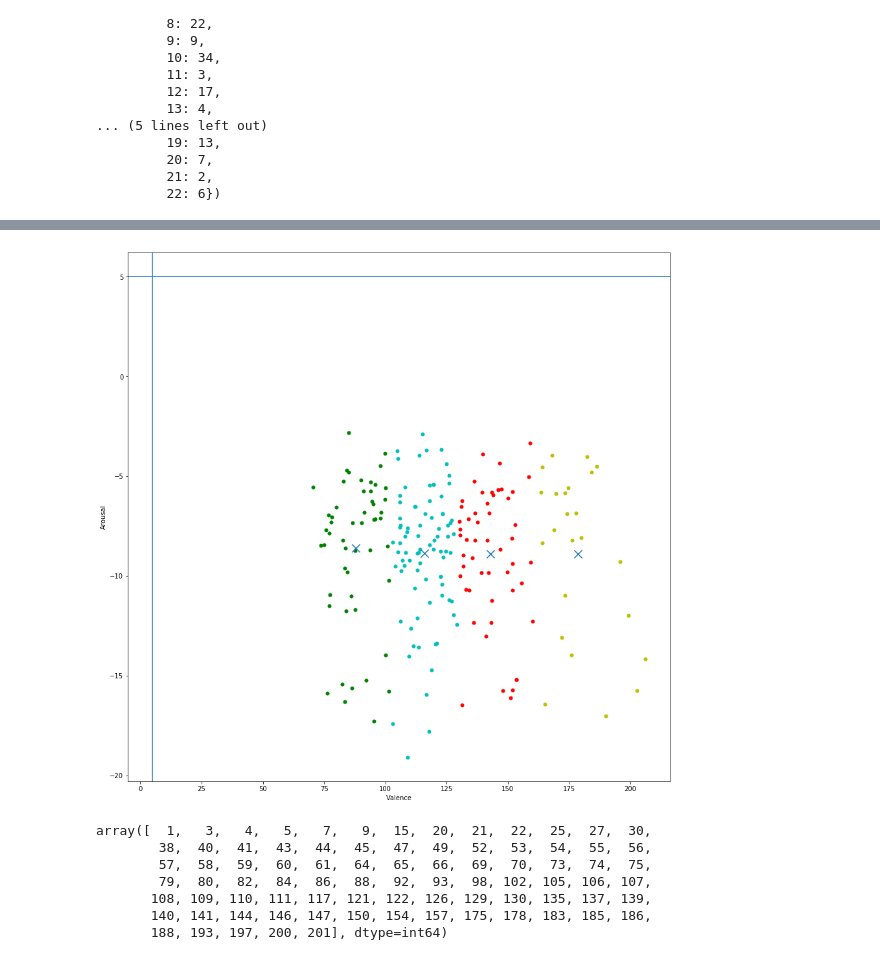
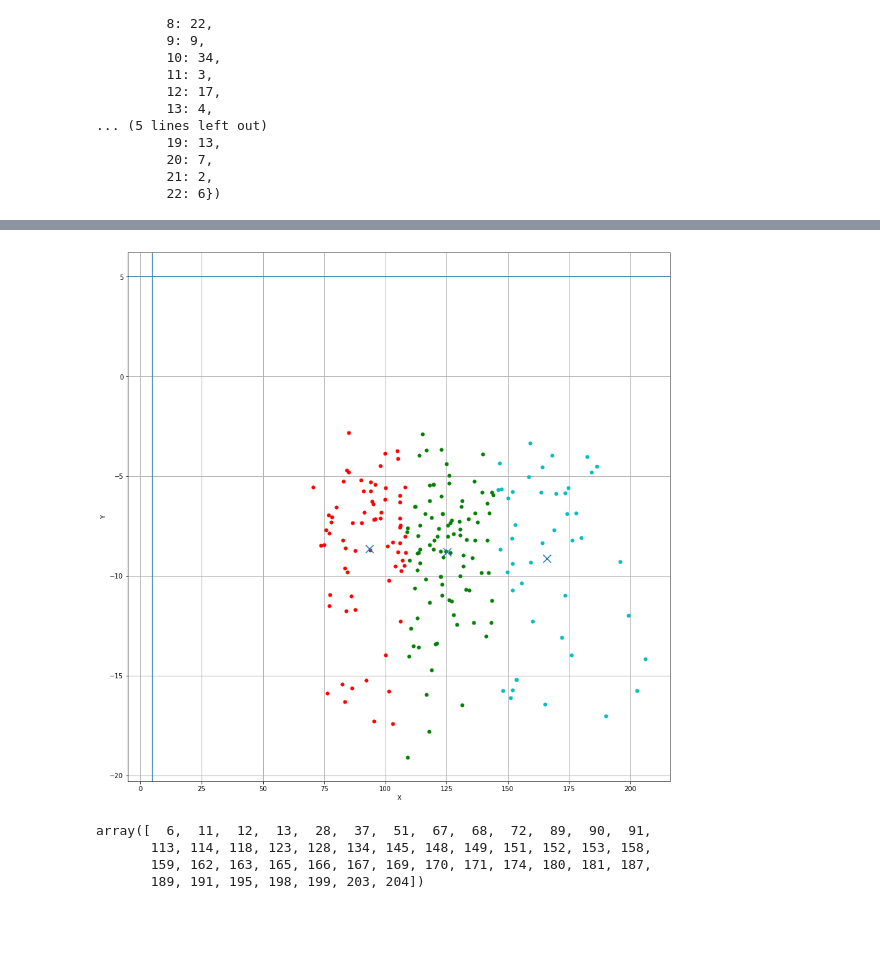
Before and after one commit to Sedce/Thesis, a Jupyter notebook: Python/Getting_SongParts.ipynb, the cells around one changed output, grey strips where cells are left out. Drawn from its saved outputs; the diff is of its cells as text; code cells hidden in the pictures; blank space fills up the shorter version.

Commit message:
Added simple K-means clustering of the greatest emotions

```diff
--- a/Python/Getting_SongParts.ipynb
+++ b/Python/Getting_SongParts.ipynb
@@ -204,41 +460,32 @@ X_lyrics = lyrics[['Tempo','Loudness','Energy','Genre', 'sadness_verse','joy_ver
 # %%
 from sklearn.datasets import make_blobs
 from sklearn.cluster import KMeans
+import matplotlib.pyplot as plt1
 
-def ClusterIndicesNumpy(clustNum, labels_array): #numpy
-    return np.where(labels_array == clustNum)[0]
+kmeans = KMeans(n_clusters=3, n_init = 15, algorithm="full")
+kmeans.fit(Y_lyrics)
+centroids = kmeans.cluster_centers_
+labels1 = kmeans.labels_
+colors = ["g.","r.","c.","y."]
+plt1.figure(figsize=(15,15))
+plt1.axvline(x=5)
+plt1.axhline(y=5)
+for i in range(len(Y_lyrics)):
+    plt1.plot(Y_lyrics[i][0], Y_lyrics[i][1],colors[int(labels[i])], markersize =10)
 
-def ClusterIndicesComp(clustNum, labels_array): #list comprehension
-    return np.array([i for i, x in enumerate(labels_array) if x == clustNum])
+plt1.xlabel("X")
+plt1.ylabel("Y")
+plt1.grid(linestyle='-', linewidth=1)
+plt1.scatter(centroids[:, 0],centroids[:, 1], marker = "x", s=150, linewidths = 5, zorder = 10)
+plt1.show()
 
-
-kmeans = KMeans(n_clusters=4)
-kmeans.fit(X_lyrics)
-centroids = kmeans.cluster_centers_
-labels = kmeans.labels_
-colors = ["g.","r.","c.","y."]
-plt.figure(figsize=(15,15))
-plt.axvline(x=5)
-plt.axhline(y=5)
-for i in range(len(X_lyrics)):
-    plt.plot(X_lyrics[i][0], X_lyrics[i][1],colors[int(labels[i])], markersize =10)
-
-plt.xlabel("Valence")
-plt.ylabel("Arousal")
-#plt.grid(linestyle='-', linewidth=1)
-plt.scatter(centroids[:, 0],centroids[:, 1], marker = "x", s=150, linewidths = 5, zorder = 10)
-plt.show()
-
-arr_ = ClusterIndicesNumpy(2, kmeans.labels_)
+arr_ = ClusterIndicesNumpy(1, labels1)
 
 arr_
 # %% [output]
-[figure, old version]
+[figure, new version]
-array([  1,   3,   4,   5,   7,   9,  15,  20,  21,  22,  25,  27,  30,
-        38,  40,  41,  43,  44,  45,  47,  49,  52,  53,  54,  55,  56,
-        57,  58,  59,  60,  61,  64,  65,  66,  69,  70,  73,  74,  75,
-        79,  80,  82,  84,  86,  88,  92,  93,  98, 102, 105, 106, 107,
-       108, 109, 110, 111, 117, 121, 122, 126, 129, 130, 135, 137, 139,
-       140, 141, 144, 146, 147, 150, 154, 157, 175, 178, 183, 185, 186,
-       188, 193, 197, 200, 201], dtype=int64)
+array([  6,  11,  12,  13,  28,  37,  51,  67,  68,  72,  89,  90,  91,
+       113, 114, 118, 123, 128, 134, 145, 148, 149, 151, 152, 153, 158,
+       159, 162, 163, 165, 166, 167, 169, 170, 171, 174, 180, 181, 187,
+       189, 191, 195, 198, 199, 203, 204])
 # %%
```
Also changed, not shown: parts of 6 cells of this notebook, 4 other files.
